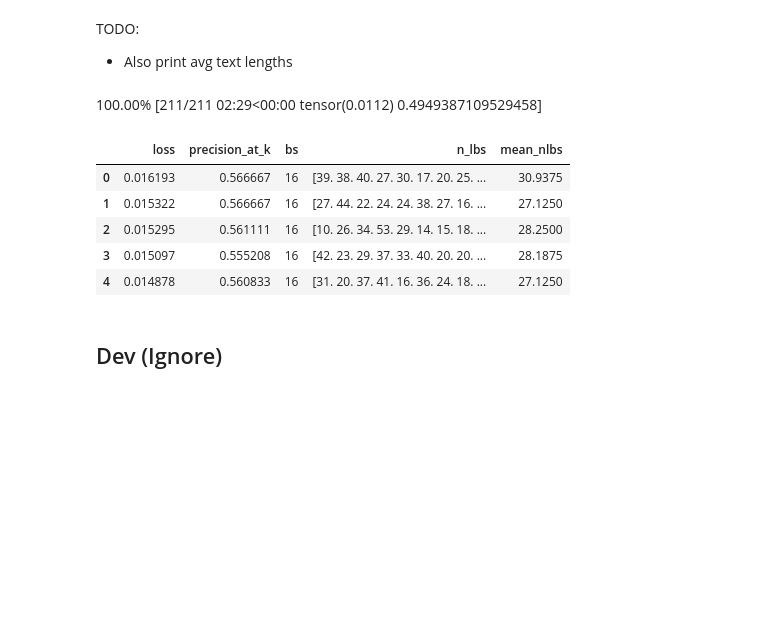
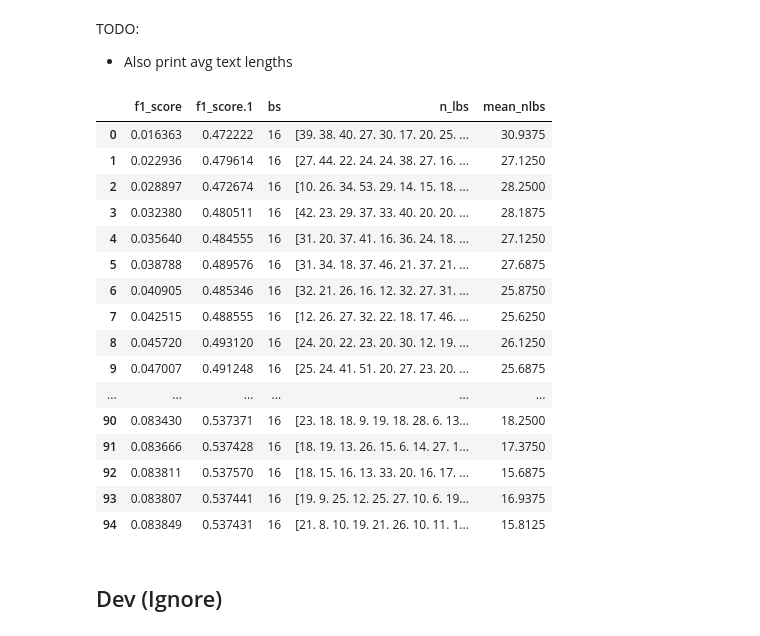
Before and after one commit to debjyotiSRoy/xcube, a Jupyter notebook: nbs/18_tutorial.train_mimic3.ipynb, the cells around one changed output. Saved outputs shown, nothing was run; the diff lists cells and outputs as text; code cells hidden in the pictures; blank space fills up the shorter version.

```diff
--- a/nbs/18_tutorial.train_mimic3.ipynb
+++ b/nbs/18_tutorial.train_mimic3.ipynb
@@ -853,0 +908,2 @@ with tqdm(val_it, total=float('inf')) as pbar:
+# %%
+learn.fit(5, lr=1e-2)
@@ -853,0 +921,3 @@ with tqdm(val_it, total=float('inf')) as pbar:
+# %%
+learn = learn.load((learn.path/learn.model_dir)/'mimic5_tmp')
+validate(learn)
@@ -853,0 +929,8 @@ with tqdm(val_it, total=float('inf')) as pbar:
+# %%
+learn.save_model.best = 0.58871
+learn.save_model.fname = 'mimic6_tmp'
+learn.save_model.fname
+learn.unfreeze()
+learn.save_model.reset_on_fit = False
+# %%
+learn.fit(2, lr=1e-2)
@@ -863,25 +960,3 @@ learn.model = learn.model.to('cuda:0')
 # %% [markdown]
 TODO:
 - Also print avg text lengths
-# %%
-def cpupy(t): return t.cpu().numpy() if isinstance(t, Tensor) else t
-
-mets = learn.recorder._valid_mets
-learn.model.eval()
-mets.map(Self.reset())
-pbar = progress_bar(learn.dls.valid)
-log_file = join_path_file('log', learn.path/learn.model_dir, ext='.csv')
-with open(log_file, 'w', newline='') as csvfile:
-    writer = csv.writer(csvfile)
-    header = mets.attrgot('name') + L('bs', 'n_lbs', 'mean_nlbs')
-    writer.writerow(header)
-    for i, (xb, yb) in enumerate(pbar):
-        _fake_l.yb = (yb,)
-        _fake_l.pred, *_ = learn.model(xb)
-        _fake_l.loss = Tensor(learn.loss_func(_fake_l.pred, yb))
-        for met in mets: met.accumulate(_fake_l)
-        pbar.comment = ' '.join(mets.attrgot('value').map(str))
-        yb_nlbs =  Tensor(yb.count_nonzero(dim=1)).float().cpu().numpy()
-        writer.writerow(mets.attrgot('value').map(cpupy) + L(find_bs(yb), yb_nlbs, yb_nlbs.mean()))
-# %% [output]
-100.00% [211/211 02:29<00:00 tensor(0.0112) 0.4949387109529458]
@@ -888,15 +985,26 @@ with open(log_file, 'w', newline='') as csvfile:
 # %%
-pd.set_option('display.max_rows', None)
+pd.set_option('display.max_rows', 100)
 
 df = pd.read_csv(log_file)
-df.head()
+df
 # %% [output]
-|  | loss | precision_at_k | bs | n_lbs | mean_nlbs |
-| 0 | 0.016193 | 0.566667 | 16 | [39. 38. 40. 27. 30. 17. 20. 25. ... | 30.9375 |
-| 1 | 0.015322 | 0.566667 | 16 | [27. 44. 22. 24. 24. 38. 27. 16. ... | 27.1250 |
-| 2 | 0.015295 | 0.561111 | 16 | [10. 26. 34. 53. 29. 14. 15. 18. ... | 28.2500 |
-| 3 | 0.015097 | 0.555208 | 16 | [42. 23. 29. 37. 33. 40. 20. 20. ... | 28.1875 |
-| 4 | 0.014878 | 0.560833 | 16 | [31. 20. 37. 41. 16. 36. 24. 18. ... | 27.1250 |
+|  | f1_score | f1_score.1 | bs | n_lbs | mean_nlbs |
+| 0 | 0.016363 | 0.472222 | 16 | [39. 38. 40. 27. 30. 17. 20. 25. ... | 30.9375 |
+| 1 | 0.022936 | 0.479614 | 16 | [27. 44. 22. 24. 24. 38. 27. 16. ... | 27.1250 |
+| 2 | 0.028897 | 0.472674 | 16 | [10. 26. 34. 53. 29. 14. 15. 18. ... | 28.2500 |
+| 3 | 0.032380 | 0.480511 | 16 | [42. 23. 29. 37. 33. 40. 20. 20. ... | 28.1875 |
+| 4 | 0.035640 | 0.484555 | 16 | [31. 20. 37. 41. 16. 36. 24. 18. ... | 27.1250 |
+| 5 | 0.038788 | 0.489576 | 16 | [31. 34. 18. 37. 46. 21. 37. 21. ... | 27.6875 |
+| 6 | 0.040905 | 0.485346 | 16 | [32. 21. 26. 16. 12. 32. 27. 31. ... | 25.8750 |
+| 7 | 0.042515 | 0.488555 | 16 | [12. 26. 27. 32. 22. 18. 17. 46. ... | 25.6250 |
+| 8 | 0.045720 | 0.493120 | 16 | [24. 20. 22. 23. 20. 30. 12. 19. ... | 26.1250 |
+| 9 | 0.047007 | 0.491248 | 16 | [25. 24. 41. 51. 20. 27. 23. 20. ... | 25.6875 |
+| ... | ... | ... | ... | ... | ... |
+| 90 | 0.083430 | 0.537371 | 16 | [23. 18. 18. 9. 19. 18. 28. 6. 13... | 18.2500 |
+| 91 | 0.083666 | 0.537428 | 16 | [18. 19. 13. 26. 15. 6. 14. 27. 1... | 17.3750 |
+| 92 | 0.083811 | 0.537570 | 16 | [18. 15. 16. 13. 33. 20. 16. 17. ... | 15.6875 |
+| 93 | 0.083807 | 0.537441 | 16 | [19. 9. 25. 12. 25. 27. 10. 6. 19... | 16.9375 |
+| 94 | 0.083849 | 0.537431 | 16 | [21. 8. 10. 19. 21. 26. 10. 11. 1... | 15.8125 |
 # %%
 # learn.model[1].label_bias.data.min(),  learn.model[1].label_bias.data.max()
 # nn.init.kaiming_normal_(learn.model[1].label_bias.data.unsqueeze(-1))
```
Also changed, not shown: parts of 48 cells of this notebook, 6 other files.
